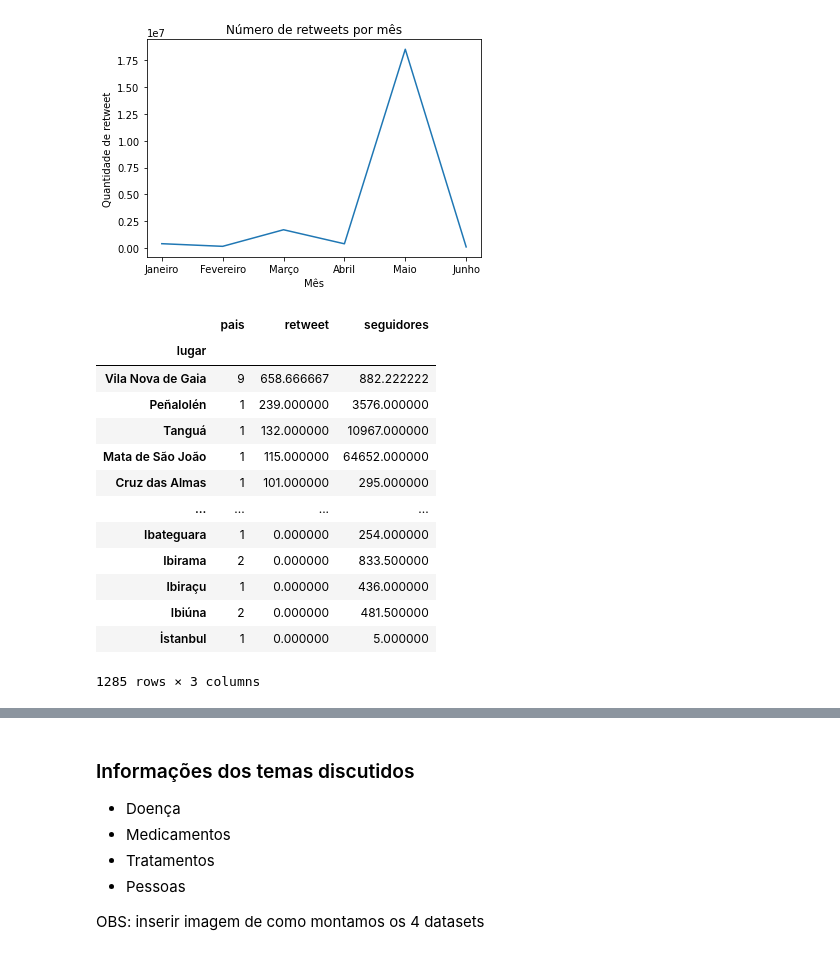
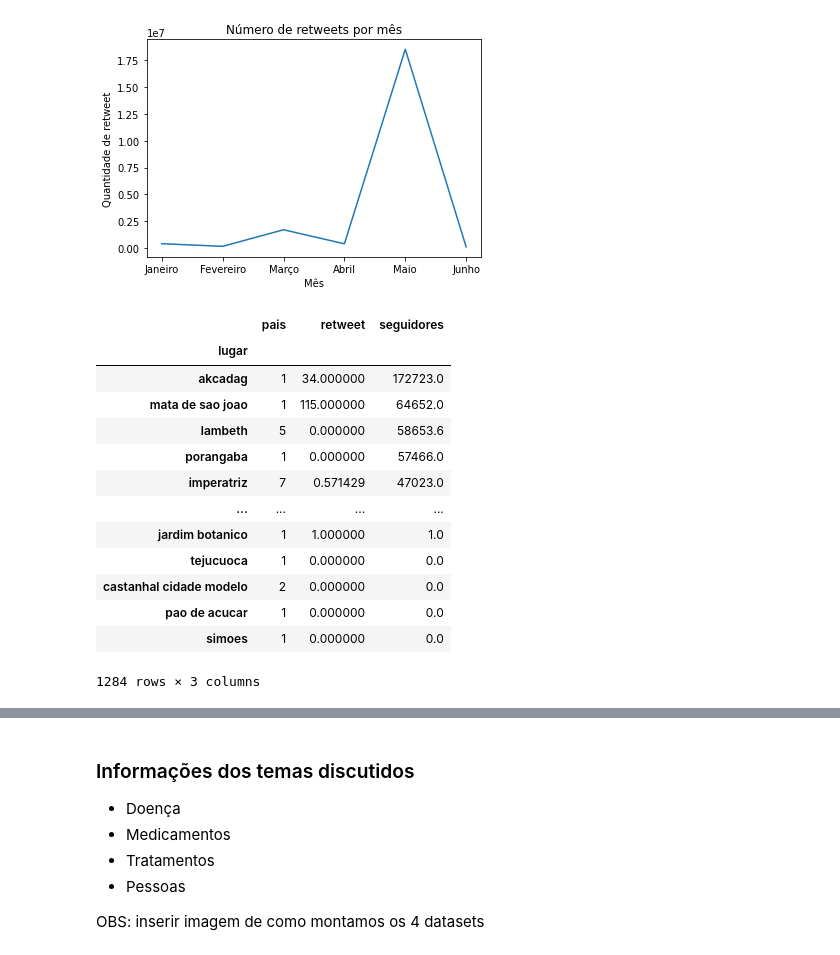
Before and after one commit to Mirnada/Covid_19, a Jupyter notebook: Covid_19.ipynb, the cells around one changed output, grey strips where cells are left out. Cells and saved outputs as stored; diff of their text form; code cells hidden in the pictures.

```diff
--- a/Covid_19.ipynb
+++ b/Covid_19.ipynb
@@ -141,8 +142,10 @@ Aproximadamente 90% dos dados são do Brasil
 duvidasDB = df[df['texto'].str.contains('?', regex=False)].copy()
 # todas as letras convertidas para minúsculas
 duvidasDB['texto'] = duvidasDB.texto.str.lower()
+duvidasDB['lugar'] = duvidasDB.lugar.str.lower()
 # retirada dos carecteres acentuadas por seus respectivos carecteres sem acento
 duvidasDB['texto'] = duvidasDB.texto.apply(lambda txt: normalize('NFKD', txt).encode('ASCII','ignore').decode('ASCII'))
+duvidasDB['lugar'] = duvidasDB.lugar.apply(lambda txt: normalize('NFKD', txt if isinstance(txt, str) else '').encode('ASCII','ignore').decode('ASCII'))
 # Convertendo o tipo do campo data em datetime
 duvidasDB['data'] = pd.to_datetime(duvidasDB['data'])
 # Ordenando os tweets por data
@@ -150,6 +153,6 @@ duvidasDB.sort_values('data', inplace=True)
 # resetando os indixes
 duvidasDB.reset_index(drop=True, inplace=True)
 
-duvidasDB.head()
+duvidasDB.head(10)
 # %% [output]
 |  | data | usuario | apelido | texto | retweet | seguidores | idioma | lugar | pais | sigla | latitude | ... |
@@ -280,19 +288,19 @@ plt.plot([month[index] for index in retweetMonth.index],retweetMonth.values)
 [figure]
 # %%
 # Media de retweet e seguidores por lugar
-duvidasDB.groupby(['lugar']).agg({'pais' : 'count', 'retweet' : 'mean', 'seguidores' : 'mean'}).sort_values(by=['retweet'], ascending=False)
+duvidasDB.groupby(['lugar']).agg({'pais' : 'count', 'retweet' : 'mean', 'seguidores' : 'mean'}).sort_values(by=['seguidores'], ascending=False)
 # %% [output]
 |  | pais | retweet | seguidores |
 | lugar |  |  |  |
-| Vila Nova de Gaia | 9 | 658.666667 | 882.222222 |
-| Peñalolén | 1 | 239.000000 | 3576.000000 |
-| Tanguá | 1 | 132.000000 | 10967.000000 |
-| Mata de São João | 1 | 115.000000 | 64652.000000 |
-| Cruz das Almas | 1 | 101.000000 | 295.000000 |
+| akcadag | 1 | 34.000000 | 172723.0 |
+| mata de sao joao | 1 | 115.000000 | 64652.0 |
+| lambeth | 5 | 0.000000 | 58653.6 |
+| porangaba | 1 | 0.000000 | 57466.0 |
+| imperatriz | 7 | 0.571429 | 47023.0 |
 | ... | ... | ... | ... |
-| Ibateguara | 1 | 0.000000 | 254.000000 |
-| Ibirama | 2 | 0.000000 | 833.500000 |
-| Ibiraçu | 1 | 0.000000 | 436.000000 |
-| Ibiúna | 2 | 0.000000 | 481.500000 |
-| İstanbul | 1 | 0.000000 | 5.000000 |
+| jardim botanico | 1 | 1.000000 | 1.0 |
+| tejucuoca | 1 | 0.000000 | 0.0 |
+| castanhal cidade modelo | 2 | 0.000000 | 0.0 |
+| pao de acucar | 1 | 0.000000 | 0.0 |
+| simoes | 1 | 0.000000 | 0.0 |
-1285 rows × 3 columns
+1284 rows × 3 columns
```
Also changed, not shown: parts of 12 cells of this notebook.
